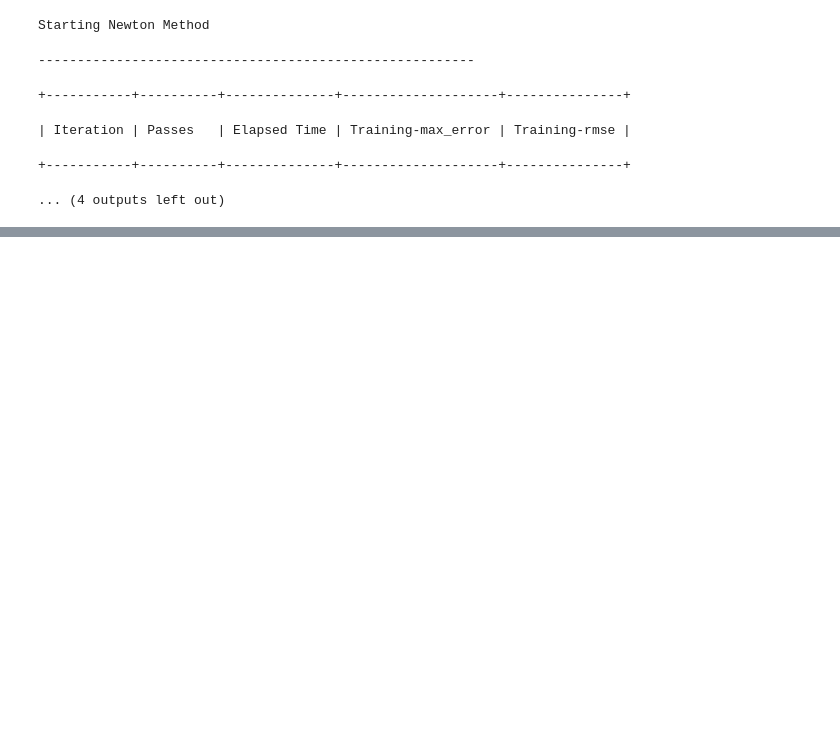
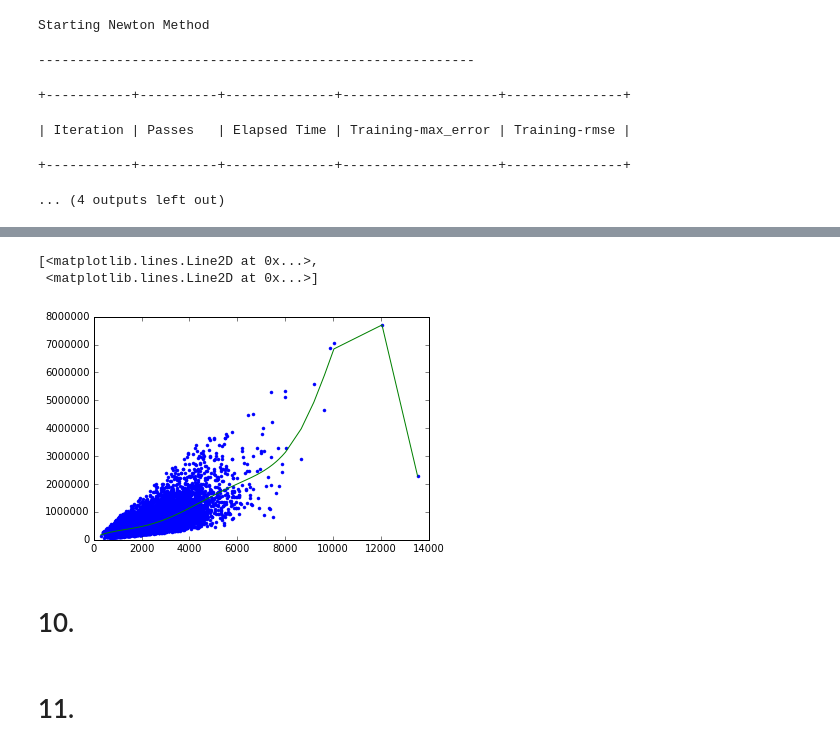
Before and after one commit to nicolasbatistoni/Coursera-Machine-Learning, a Jupyter notebook: Course 2 - Machine Learning: Regression/Week 3/Course 2 - Week 3 - Assignment 1.ipynb, the cells around one changed output, grey strips where cells are left out. Saved outputs shown, nothing was run; the diff lists cells and outputs as text; code cells hidden in the pictures; blank space fills up the shorter version.

```diff
--- a/Course 2 - Machine Learning: Regression/Week 3/Course 2 - Week 3 - Assignment 1.ipynb
+++ b/Course 2 - Machine Learning: Regression/Week 3/Course 2 - Week 3 - Assignment 1.ipynb
@@ -204,0 +222,9 @@ Starting Newton Method
+# %%
+plt.plot(poly15_data['power_1'],poly15_data['price'],'.',
+        poly15_data['power_1'], model15.predict(poly15_data),'-')
+# %% [output]
+[<matplotlib.lines.Line2D at 0x...>,
+ <matplotlib.lines.Line2D at 0x...>]
+[figure, added]
+# %% [markdown]
+# 10.
@@ -204,0 +235,2 @@ Starting Newton Method
+# %% [markdown]
+# 11.
```
Also changed, not shown: parts of 21 cells of this notebook.
